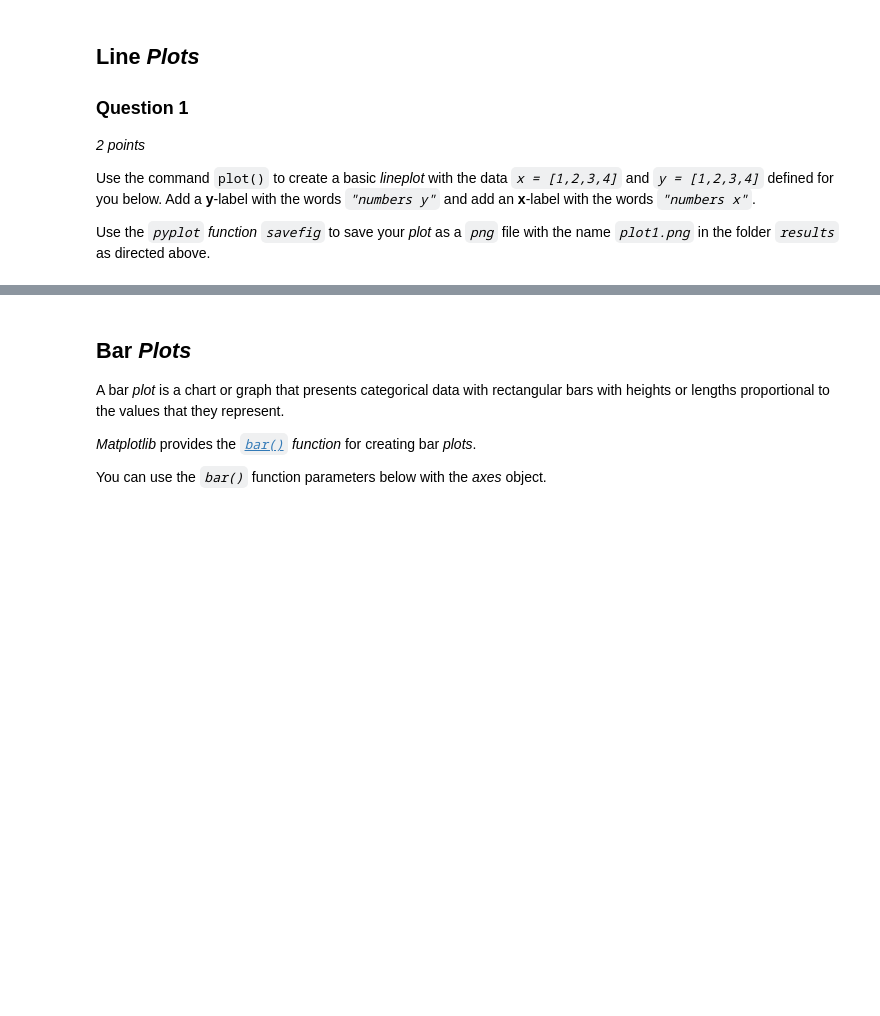
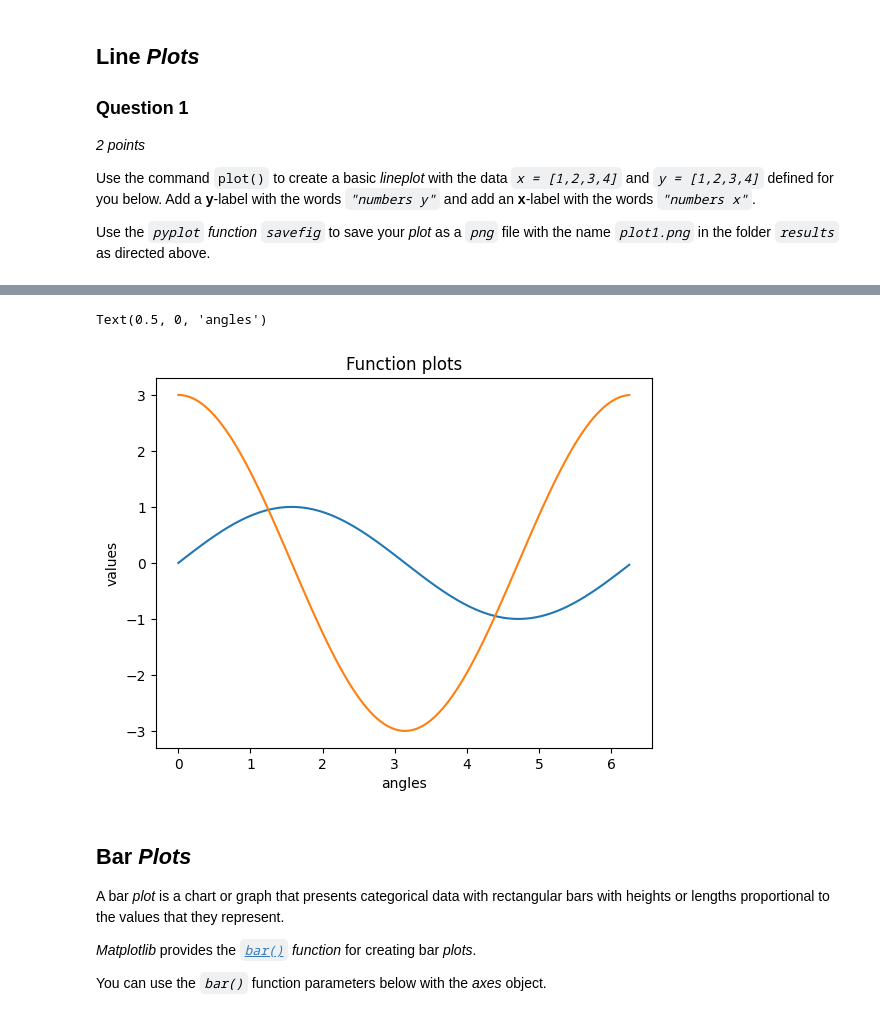
Before and after one commit to andrewcbuensalida/numpy-mit, a Jupyter notebook: plotting.ipynb, the cells around one changed output, grey strips where cells are left out. Cells and saved outputs as stored; diff of their text form; code cells hidden in the pictures; blank space fills up the shorter version.

```diff
--- a/plotting.ipynb
+++ b/plotting.ipynb
@@ -102,13 +114,22 @@ Save your *plot* as a *`png`* file with the name *`plot3.png`* in the folder *`r
 # %%
 ### GRADED
 
 # the x axis: ndarray object of angles between 0 and 2π
 x = np.arange(0, np.pi*2, 0.05)
 
 ### YOUR SOLUTION HERE
+y_sin = np.sin(x)
+y_cos = 3 * np.cos(x)
 
-# YOUR CODE HERE
-raise NotImplementedError()
+plt.plot(x,y_sin)
+plt.plot(x,y_cos)
+plt.title('Function plots')
+plt.ylabel('values')
+plt.xlabel('angles')
+plt.savefig("results/plot3.png")
+# %% [output]
+Text(0.5, 0, 'angles')
+[figure, added]
 # %% [markdown]
 ## Bar *Plots*
 
```
Also changed, not shown: parts of 5 cells of this notebook, 6 other files.
